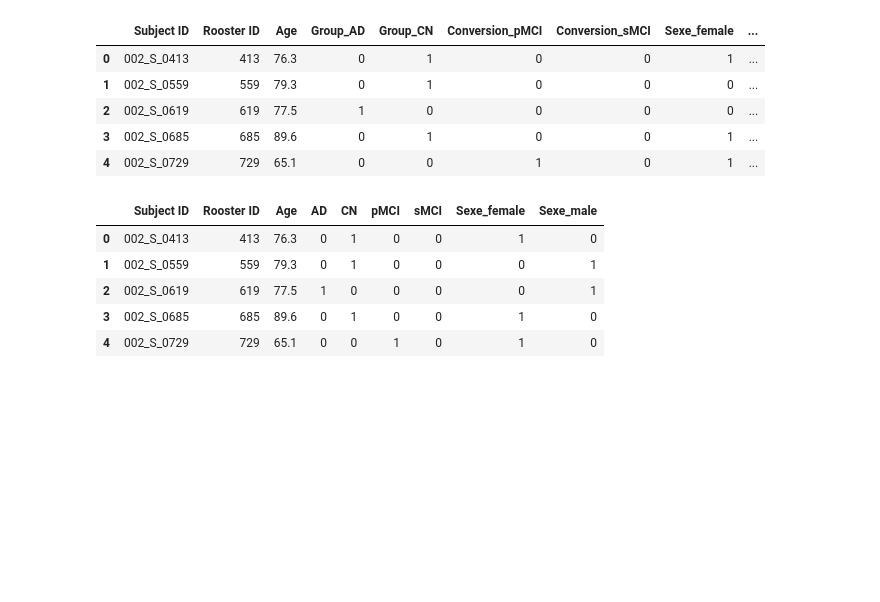
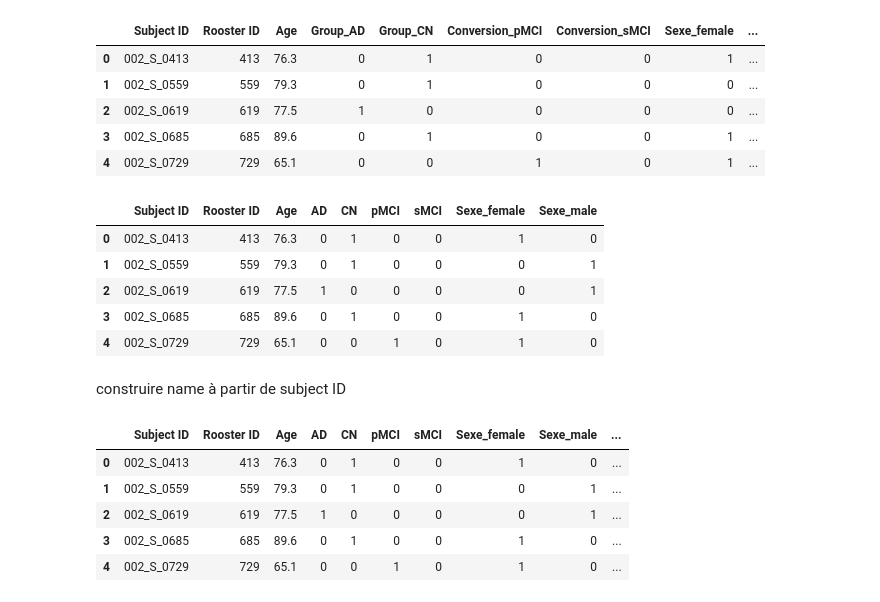
Before and after one commit to corentinlger/Alzheimer-, a Jupyter notebook: metaDataProcessing.ipynb, the cells around one changed output. Saved outputs shown, nothing was run; the diff lists cells and outputs as text; code cells hidden in the pictures; blank space fills up the shorter version.

```diff
--- a/metaDataProcessing.ipynb
+++ b/metaDataProcessing.ipynb
@@ -130,3 +130,17 @@ data_clean.head()
 | 2 | 002_S_0619 | 619 | 77.5 | 1 | 0 | 0 | 0 | 0 | 1 |
 | 3 | 002_S_0685 | 685 | 89.6 | 0 | 1 | 0 | 0 | 1 | 0 |
 | 4 | 002_S_0729 | 729 | 65.1 | 0 | 0 | 1 | 0 | 1 | 0 |
+# %% [markdown]
+construire name à partir de subject ID
+# %%
+data_clean['mask_filename'] = 'mask_n_mmni_fADNI_' + data_clean['Subject ID'] + '_1.5T_t1w.nii.gz'
+data_clean['MRI_filename'] = 'n_mmni_fADNI_' + data_clean['Subject ID'] + '_1.5T_t1w.nii.gz'
+
+data_clean.head()
+# %% [output]
+|  | Subject ID | Rooster ID | Age | AD | CN | pMCI | sMCI | Sexe_female | Sexe_male | ... |
+| 0 | 002_S_0413 | 413 | 76.3 | 0 | 1 | 0 | 0 | 1 | 0 | ... |
+| 1 | 002_S_0559 | 559 | 79.3 | 0 | 1 | 0 | 0 | 0 | 1 | ... |
+| 2 | 002_S_0619 | 619 | 77.5 | 1 | 0 | 0 | 0 | 0 | 1 | ... |
+| 3 | 002_S_0685 | 685 | 89.6 | 0 | 1 | 0 | 0 | 1 | 0 | ... |
+| 4 | 002_S_0729 | 729 | 65.1 | 0 | 0 | 1 | 0 | 1 | 0 | ... |
```
Also changed, not shown: parts of 6 cells of this notebook.
